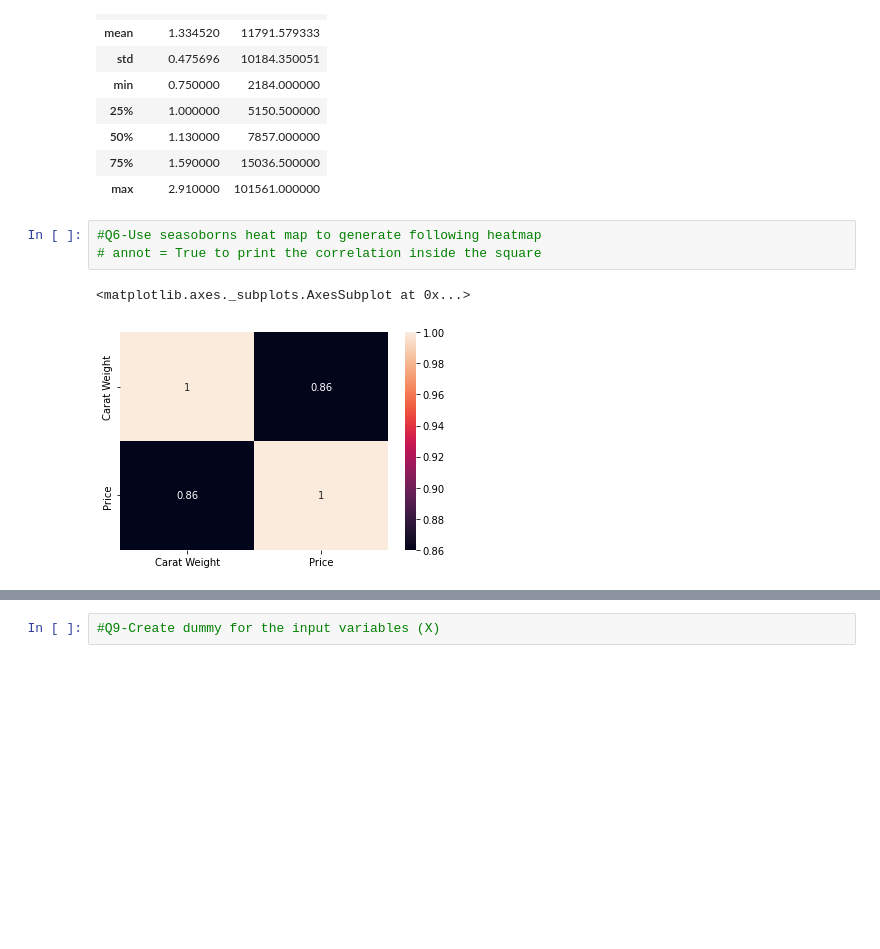
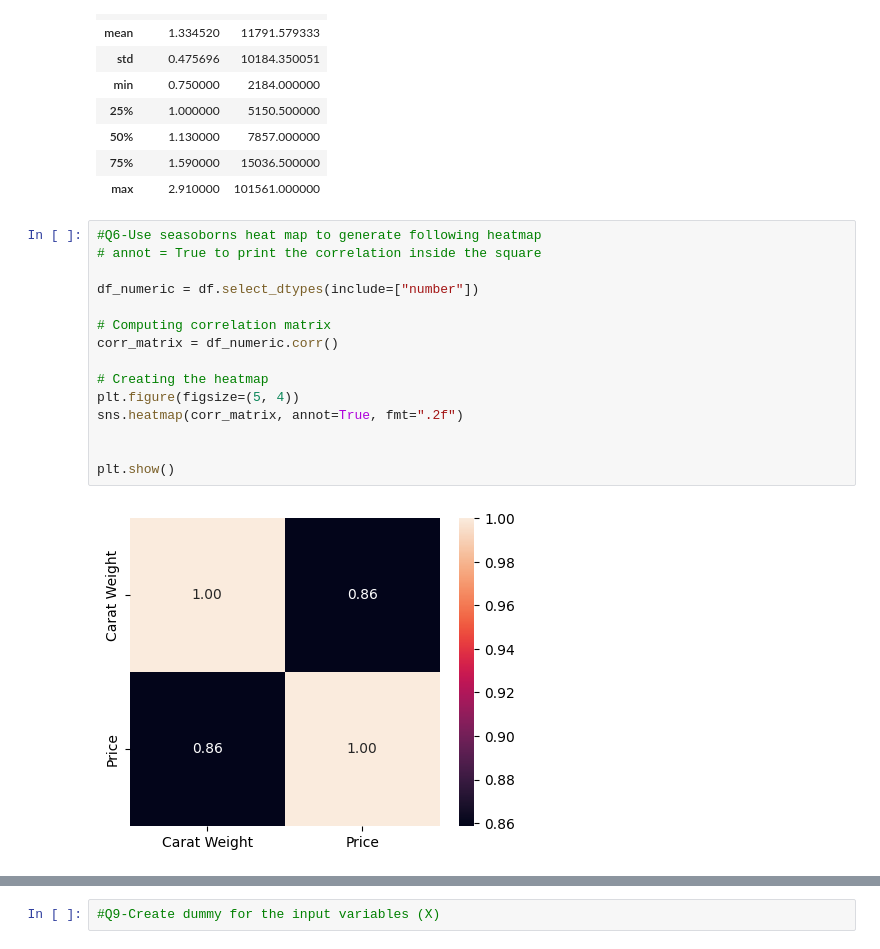
Before and after one commit to innosevda/Data-Science-CRN-20018, a Jupyter notebook: Homework3.ipynb, the cells around one changed output, grey strips where cells are left out. Cells and saved outputs as stored; diff of their text form; blank space fills up the shorter version.

```diff
--- a/Homework3.ipynb
+++ b/Homework3.ipynb
@@ -95,8 +95,19 @@ df.describe()
 # %%
 #Q6-Use seasoborns heat map to generate following heatmap
 # annot = True to print the correlation inside the square
+
+df_numeric = df.select_dtypes(include=["number"])
+
+# Computing correlation matrix
+corr_matrix = df_numeric.corr()
+
+# Creating the heatmap
+plt.figure(figsize=(5, 4))
+sns.heatmap(corr_matrix, annot=True, fmt=".2f")
+
+
+plt.show()
 # %% [output]
-<matplotlib.axes._subplots.AxesSubplot at 0x...>
-[figure, old version]
+[figure, new version]
 # %%
 #Q7-Use seasoborns paiplot to generate following  diagram
```
Also changed, not shown: parts of 2 cells of this notebook.
